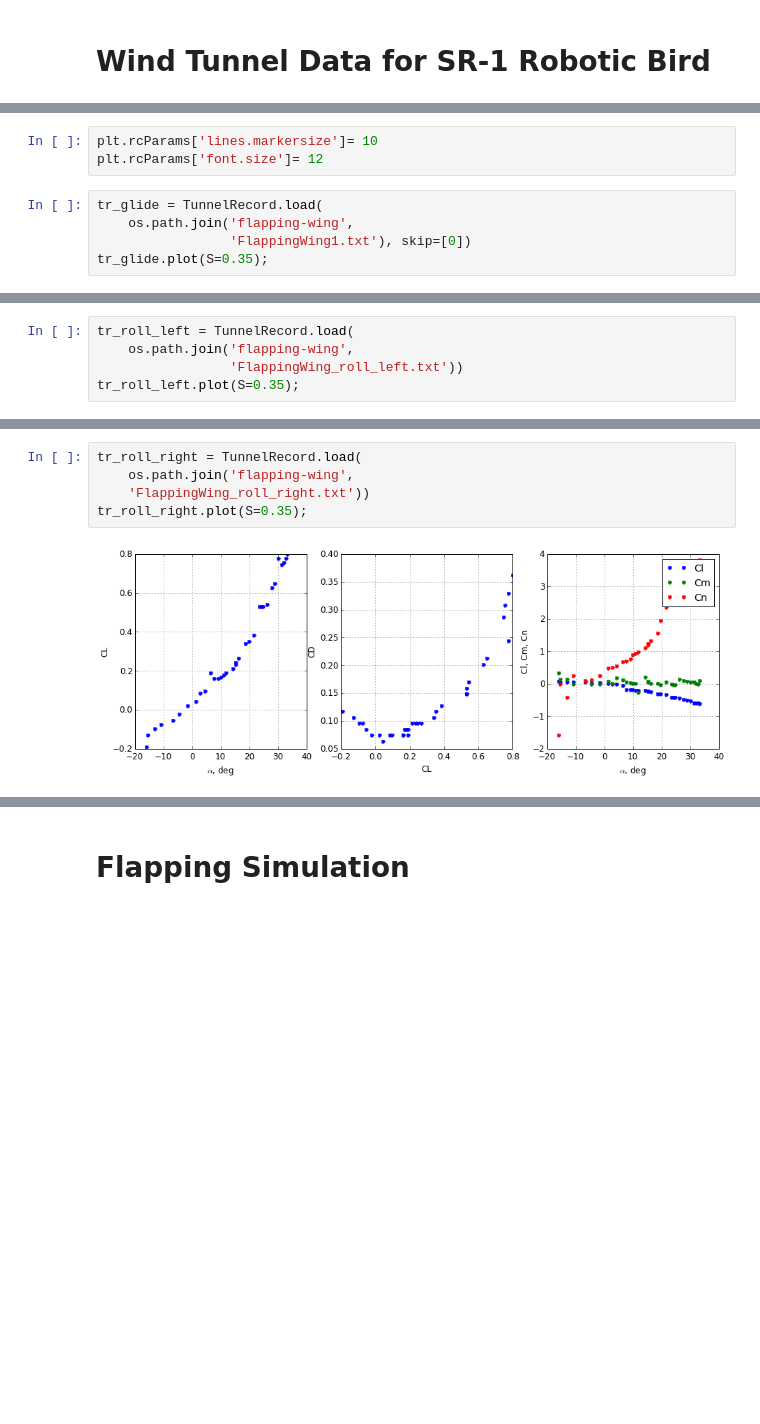
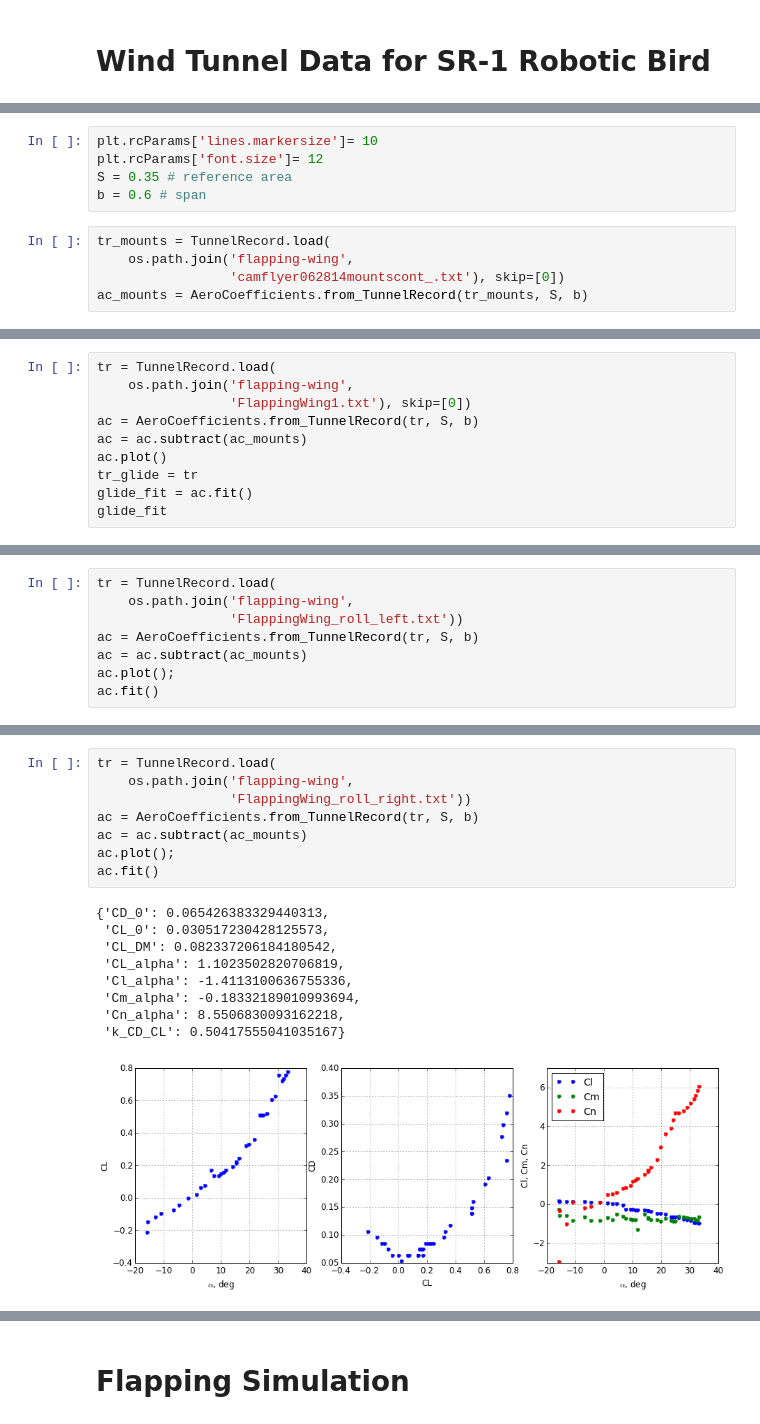
Before and after one commit to jgoppert/PX4-SIL, a Jupyter notebook: Blade Element Flapping.ipynb, the cells around one changed output, grey strips where cells are left out. Cells and saved outputs as stored; diff of their text form; blank space fills up the shorter version.

Commit message:
Updated aero calcs.

```diff
--- a/Blade Element Flapping.ipynb
+++ b/Blade Element Flapping.ipynb
@@ -260,8 +306,10 @@ class TunnelRecord(collections.namedtuple('TunnelRecordData',
 # %%
 plt.rcParams['lines.markersize']= 10
 plt.rcParams['font.size']= 12
+S = 0.35 # reference area
+b = 0.6 # span
 # %%
-tr_glide = TunnelRecord.load(
+tr_mounts = TunnelRecord.load(
     os.path.join('flapping-wing',
-                 'FlappingWing1.txt'), skip=[0])
-tr_glide.plot(S=0.35);
+                 'camflyer062814mountscont_.txt'), skip=[0])
+ac_mounts = AeroCoefficients.from_TunnelRecord(tr_mounts, S, b)
@@ -269,0 +316,10 @@ tr_glide.plot(S=0.35);
+# %%
+tr = TunnelRecord.load(
+    os.path.join('flapping-wing',
+                 'FlappingWing1.txt'), skip=[0])
+ac = AeroCoefficients.from_TunnelRecord(tr, S, b)
+ac = ac.subtract(ac_mounts)
+ac.plot()
+tr_glide = tr
+glide_fit = ac.fit()
+glide_fit
@@ -270,6 +336,9 @@ tr_glide.plot(S=0.35);
 # %%
-tr_roll_left = TunnelRecord.load(
+tr = TunnelRecord.load(
     os.path.join('flapping-wing',
                  'FlappingWing_roll_left.txt'))
-tr_roll_left.plot(S=0.35);
+ac = AeroCoefficients.from_TunnelRecord(tr, S, b)
+ac = ac.subtract(ac_mounts)
+ac.plot();
+ac.fit()
 # %% [output]
@@ -277,8 +354,19 @@ tr_roll_left.plot(S=0.35);
 # %%
-tr_roll_right = TunnelRecord.load(
+tr = TunnelRecord.load(
     os.path.join('flapping-wing',
-    'FlappingWing_roll_right.txt'))
-tr_roll_right.plot(S=0.35);
+                 'FlappingWing_roll_right.txt'))
+ac = AeroCoefficients.from_TunnelRecord(tr, S, b)
+ac = ac.subtract(ac_mounts)
+ac.plot();
+ac.fit()
 # %% [output]
+{'CD_0': 0.065426383329440313,
+ 'CL_0': 0.030517230428125573,
+ 'CL_DM': 0.082337206184180542,
+ 'CL_alpha': 1.1023502820706819,
+ 'Cl_alpha': -1.4113100636755336,
+ 'Cm_alpha': -0.18332189010993694,
+ 'Cn_alpha': 8.5506830093162218,
+ 'k_CD_CL': 0.50417555041035167}
-[figure, old version]
+[figure, new version]
 # %%
```
Also changed, not shown: parts of 23 cells of this notebook.
